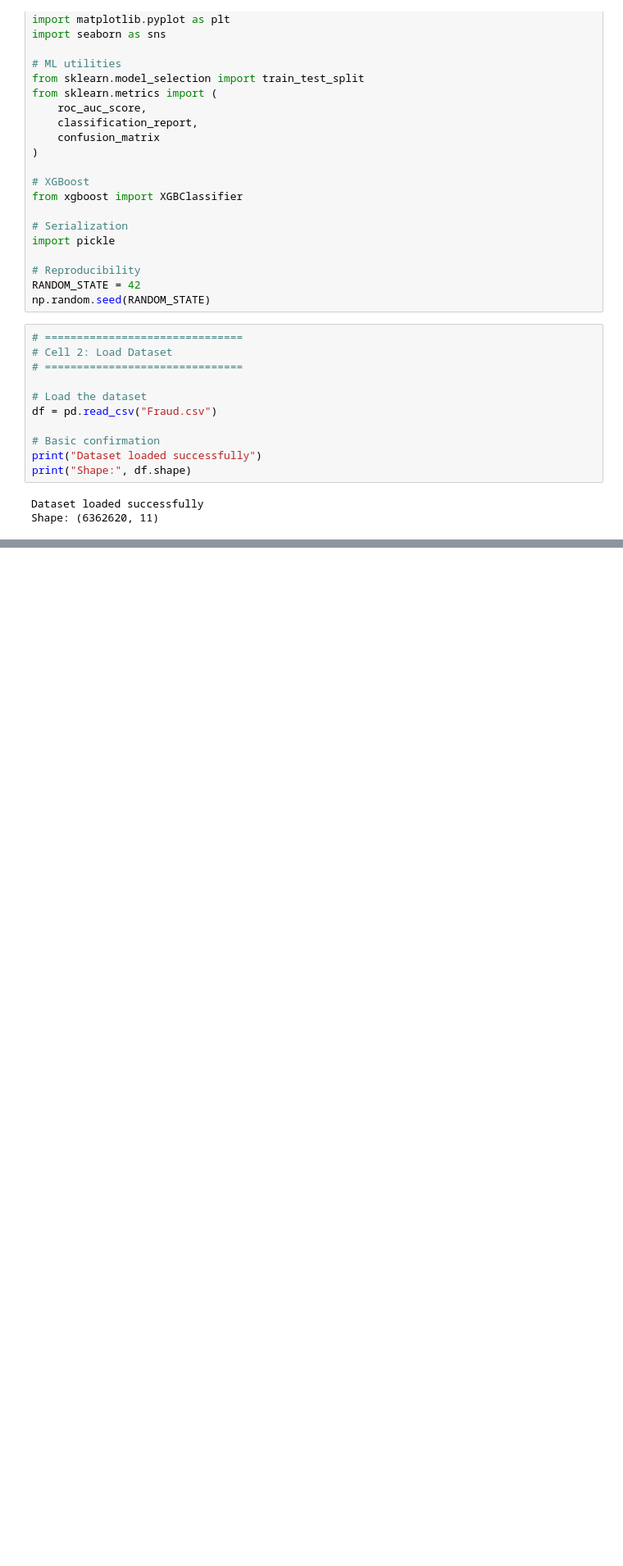
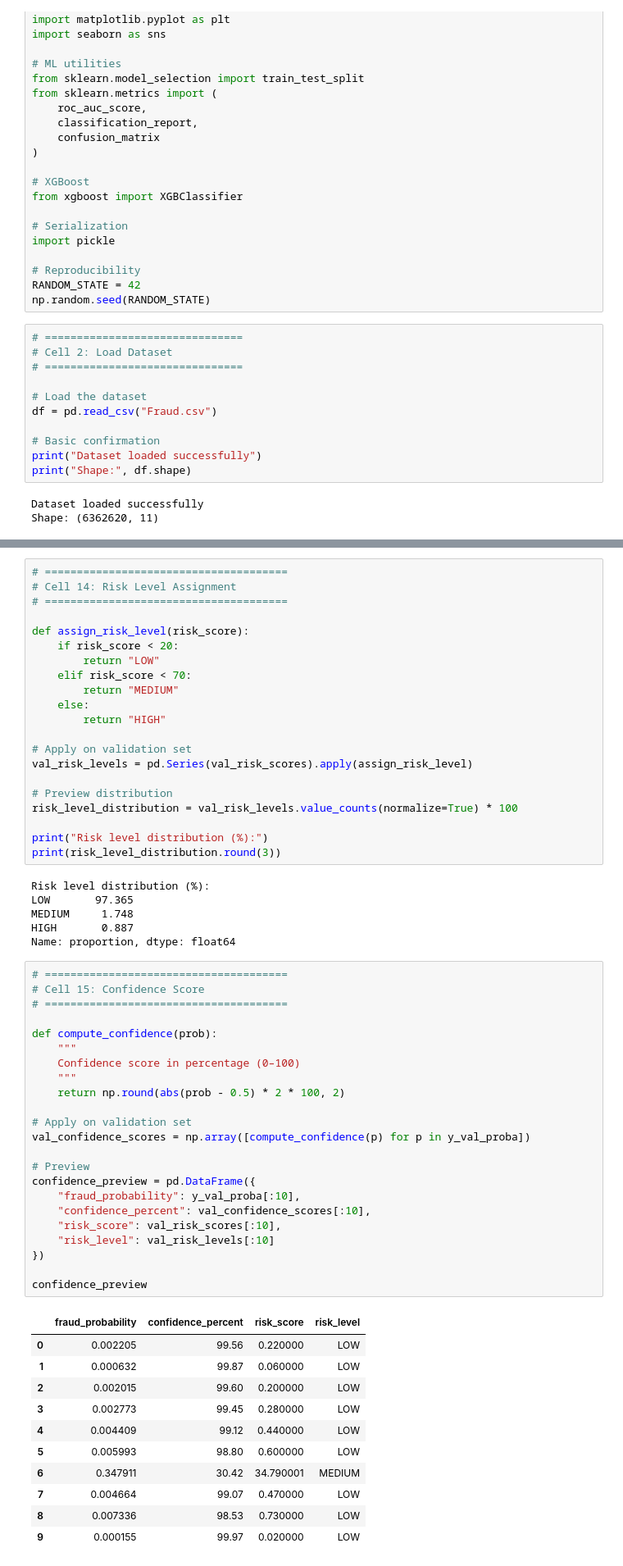
Before and after one commit to ararext/FinSentinel, a Jupyter notebook: models/main.ipynb, the cells around one changed output, grey strips where cells are left out. Shown at 82% size. Cells and saved outputs as stored; diff of their text form; blank space fills up the shorter version.

```diff
--- a/models/main.ipynb
+++ b/models/main.ipynb
@@ -81,0 +423,62 @@ First 5 rows:
+# %%
+# ======================================
+# Cell 14: Risk Level Assignment
+# ======================================
+
+def assign_risk_level(risk_score):
+    if risk_score < 20:
+        return "LOW"
+    elif risk_score < 70:
+        return "MEDIUM"
+    else:
+        return "HIGH"
+
+# Apply on validation set
+val_risk_levels = pd.Series(val_risk_scores).apply(assign_risk_level)
+
+# Preview distribution
+risk_level_distribution = val_risk_levels.value_counts(normalize=True) * 100
+
+print("Risk level distribution (%):")
+print(risk_level_distribution.round(3))
+# %% [output]
+Risk level distribution (%):
+LOW       97.365
+MEDIUM     1.748
+HIGH       0.887
+Name: proportion, dtype: float64
+# %%
+# ======================================
+# Cell 15: Confidence Score
+# ======================================
+
+def compute_confidence(prob):
+    """
+    Confidence score in percentage (0–100)
+    """
+    return np.round(abs(prob - 0.5) * 2 * 100, 2)
+
+# Apply on validation set
+val_confidence_scores = np.array([compute_confidence(p) for p in y_val_proba])
+
+# Preview
+confidence_preview = pd.DataFrame({
+    "fraud_probability": y_val_proba[:10],
+    "confidence_percent": val_confidence_scores[:10],
+    "risk_score": val_risk_scores[:10],
+    "risk_level": val_risk_levels[:10]
+})
+
+confidence_preview
+# %% [output]
+|  | fraud_probability | confidence_percent | risk_score | risk_level |
+| 0 | 0.002205 | 99.56 | 0.220000 | LOW |
+| 1 | 0.000632 | 99.87 | 0.060000 | LOW |
+| 2 | 0.002015 | 99.60 | 0.200000 | LOW |
+| 3 | 0.002773 | 99.45 | 0.280000 | LOW |
+| 4 | 0.004409 | 99.12 | 0.440000 | LOW |
+| 5 | 0.005993 | 98.80 | 0.600000 | LOW |
+| 6 | 0.347911 | 30.42 | 34.790001 | MEDIUM |
+| 7 | 0.004664 | 99.07 | 0.470000 | LOW |
+| 8 | 0.007336 | 98.53 | 0.730000 | LOW |
+| 9 | 0.000155 | 99.97 | 0.020000 | LOW |
```
Also changed, not shown: parts of 14 cells of this notebook.
